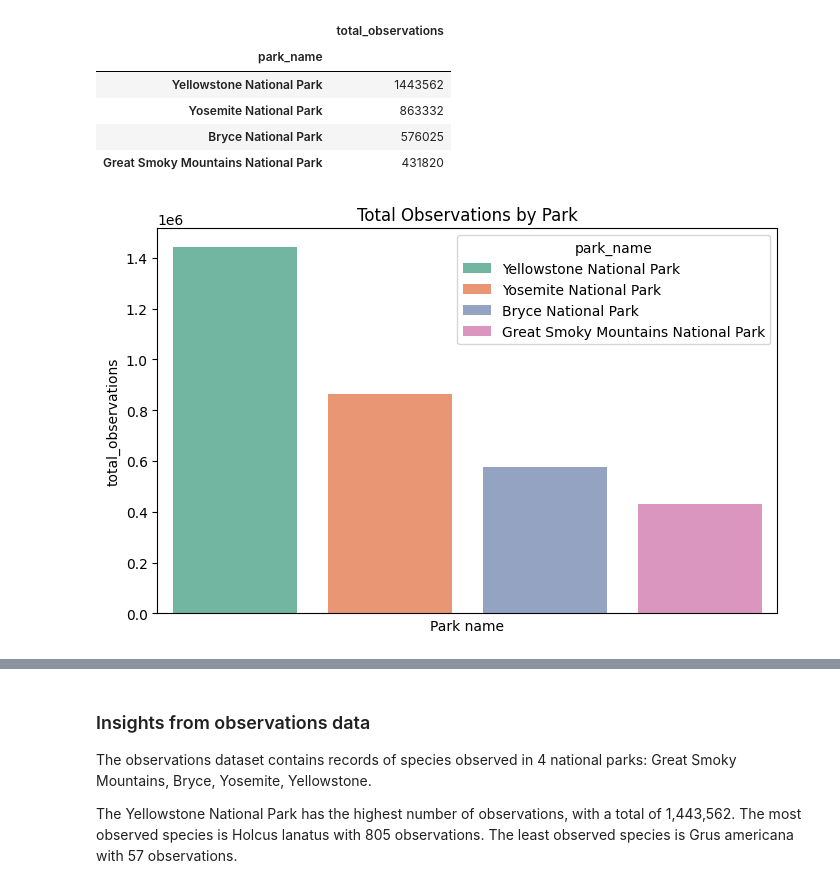
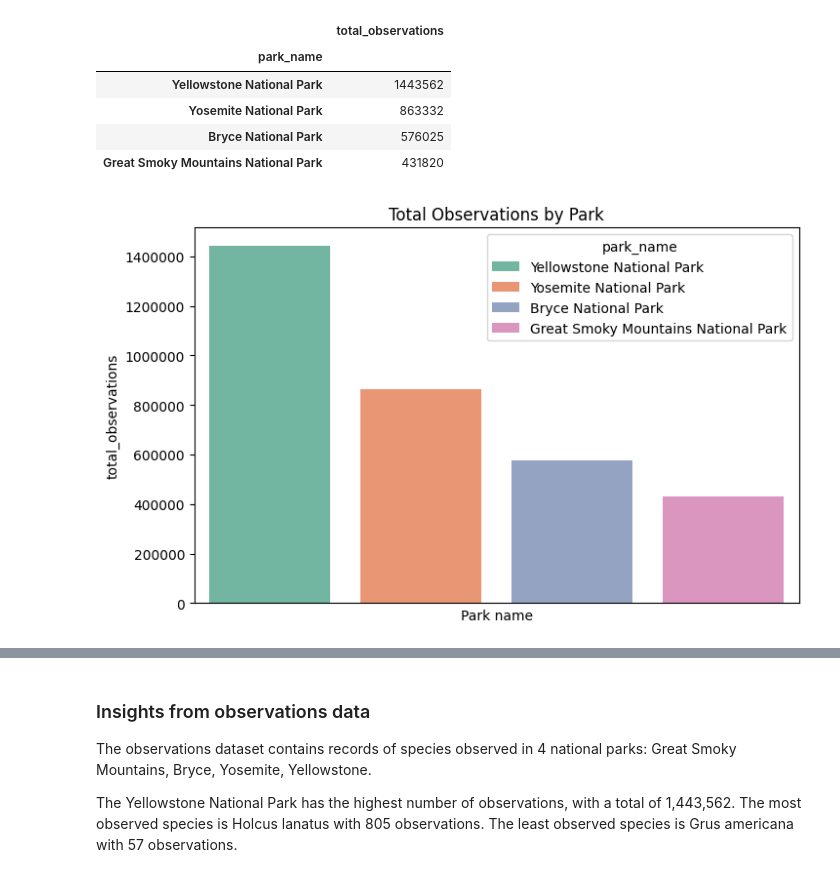
Before and after one commit to 7086600/biodiversity_project, a Jupyter notebook: biodiversity.ipynb, the cells around one changed output, grey strips where cells are left out. Saved outputs shown, nothing was run; the diff lists cells and outputs as text; code cells hidden in the pictures.

Commit message:
adding plain .ticklabel_format for bar plot observations by park

```diff
--- a/biodiversity.ipynb
+++ b/biodiversity.ipynb
@@ -450,13 +450,15 @@ observationsByPark
 # %%
 # creating a bar plot for observations by park
 plt.figure(figsize=(8, 5), frameon=True)
+ax = plt.gca()
 sns.barplot(data=observationsByPark, x='park_name', y='total_observations', hue='park_name', palette='Set2', legend=True)
 plt.title('Total Observations by Park')
 plt.xlabel('Park name')
 plt.xticks([])
+ax.ticklabel_format(style='plain', axis='y')
 plt.show()
 # %% [output]
-[figure, old version]
+[figure, new version]
 # %%
 # most observed species
 # find the index of the maximum observations for each park
```
Also changed, not shown: parts of 12 cells of this notebook.
